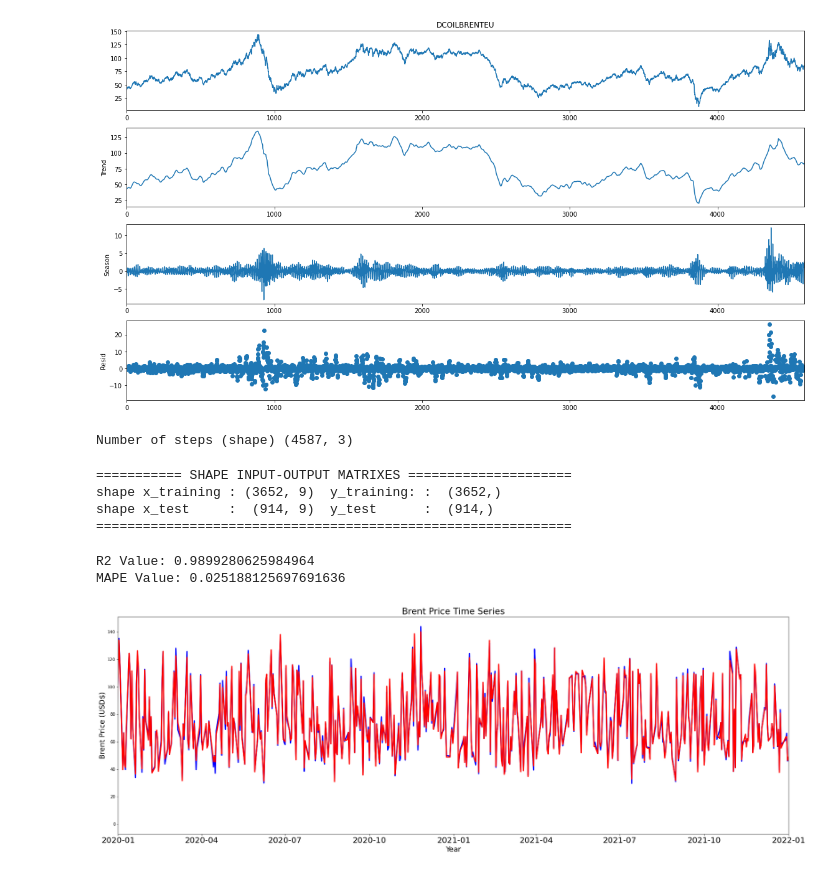
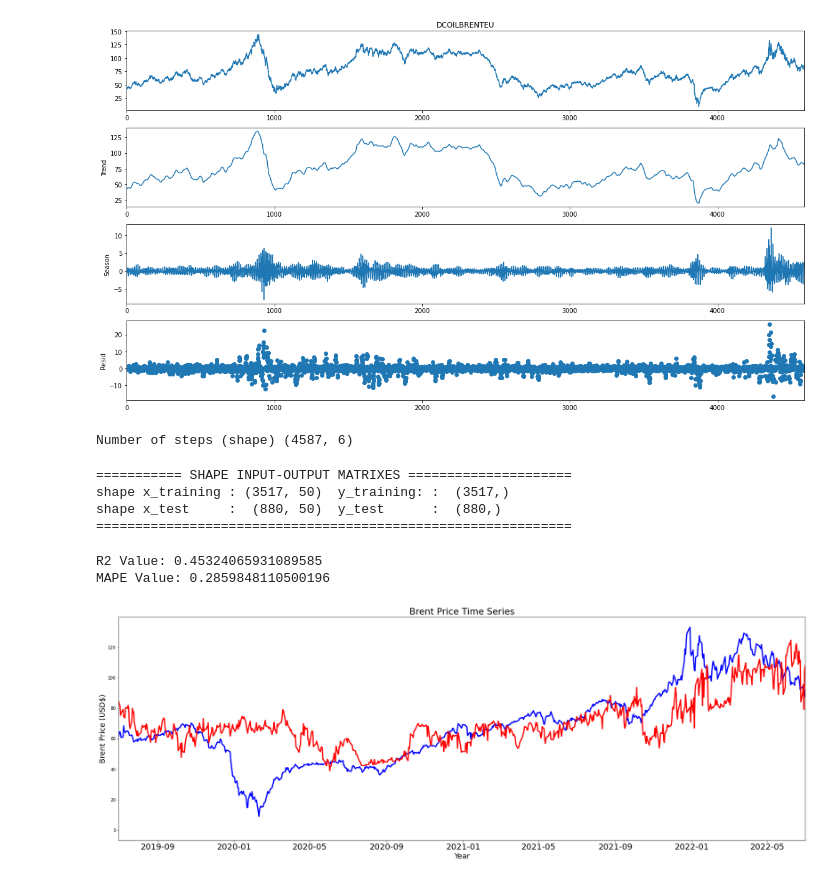
Before and after one commit to castorgit/Analytics_for_Retail, a Jupyter notebook: 08_Time_Series_Prediction/01_Brent_price_prediction.ipynb, the cells around one changed output. Cells and saved outputs as stored; diff of their text form; code cells hidden in the pictures.

```diff
--- a/08_Time_Series_Prediction/01_Brent_price_prediction.ipynb
+++ b/08_Time_Series_Prediction/01_Brent_price_prediction.ipynb
@@ -66,26 +66,25 @@ plt.show()
 # We transform the prediction into a supervised learning approach
 # <steps> - <prediction>
 # How many steps can perform a horizon prediction?
-ahead = 3     # we will perform at 90 days
-steps = 200      # we use 10 steps as an example
+ahead = 90     # we will perform at 90 days
+lag = 50      # we use 10 steps as an example
 length = len(df)
 
 print('Number of steps (shape)', df.shape)
 # we create a numpy array with all the steps
 prices = df[["DCOILBRENTEU"]].to_numpy()
 # %% [output]
-Number of steps (shape) (4587, 3)
+Number of steps (shape) (4587, 6)
 # %%
 s = prices
 lvect = []
-ahead = 1
-lag = 10
+
 trainsize = len(s)
 lvect = []
 lvect2 = []
 for i in range(lag, trainsize-lag-ahead):
-   lvect.append(s[i:i+lag-1])
-   lvect2.append(s[i+ahead+lag-1])
+   lvect.append(s[i:i+lag])
+   lvect2.append(s[i+ahead+lag])
 X = np.stack(lvect, axis=1)
 y = np.stack(lvect2, axis=1)
 y = np.swapaxes(y, 1,0)
@@ -97,3 +94,12 @@ train_x, test_x, train_y, test_y = train_test_split(X, y, test_size=0.2, random_
+# %%
+# Split Train and Test
+len_series = len(X)
+cut = int(len_series*0.8)
+train_x = X[:cut,:]
+test_x  = X[cut:len_series,:]
+
+train_y = y[:cut]
+test_y  = y[cut:len_series]
 # %%
 print("=========== SHAPE INPUT-OUTPUT MATRIXES =====================")
 print("shape x_training :", train_x.shape, " y_training: : ", train_y.shape)
@@ -101,8 +107,8 @@ print("shape x_test     : ", test_x.shape, " y_test      : ", test_y.shape)
 print("=============================================================")
 # %% [output]
 =========== SHAPE INPUT-OUTPUT MATRIXES =====================
-shape x_training : (3652, 9)  y_training: :  (3652,)
-shape x_test     :  (914, 9)  y_test      :  (914,)
+shape x_training : (3517, 50)  y_training: :  (3517,)
+shape x_test     :  (880, 50)  y_test      :  (880,)
 =============================================================
 # %%
 XGB = xgb.XGBRegressor()
@@ -112,8 +118,8 @@ y_hat = XGB.predict(test_x)
 print('R2 Value:',   r2_score(test_y, y_hat))
 print('MAPE Value:', mean_absolute_percentage_error(test_y, y_hat))
 # %% [output]
-R2 Value: 0.9899280625984964
-MAPE Value: 0.025188125697691636
+R2 Value: 0.45324065931089585
+MAPE Value: 0.2859848110500196
 # %%
 #Create a column for y_hat
 pad = []
@@ -146,24 +152,24 @@ for i in range(start_prediction):
    pad.append('0')
 pad_arr = np.array(pad)
 zz = np.concatenate((pad_arr, zz))
-df['zz'] = zz
-df['zz'] = df['zz'].astype(float)
+df['real'] = zz
+df['real'] = df['real'].astype(float)
 # %%
 # Dataset Visualization
 
 fig, ax = plt.subplots(figsize=(30,10))
 
-ax.plot(df['date'],df['zz'],color='blue',linewidth=3.0)
+ax.plot(df['date'],df['real'],color='blue',linewidth=3.0)
 ax.plot(df['date'],df['prevision'],color='red',linewidth=3.0)
 #ax.scatter(df['date'],df['DCOILBRENTEU'],color='red',s=100.)
 plt.title("Brent Price Time Series", size=22)
 plt.ylabel("Brent Price (USD$)", size=18)
 plt.xlabel("Year", size=18)
 plt.xticks(fontsize=20)
-plt.xlim('2020','2022')
+plt.xlim('2019-07','2022-07')
 #plt.yticks(fontsize=20)
 
 #plt.savefig("figure_image.jpg")
 plt.show()
 # %% [output]
-[figure, old version]
+[figure, new version]
```
Also changed, not shown: parts of 5 cells of this notebook.
